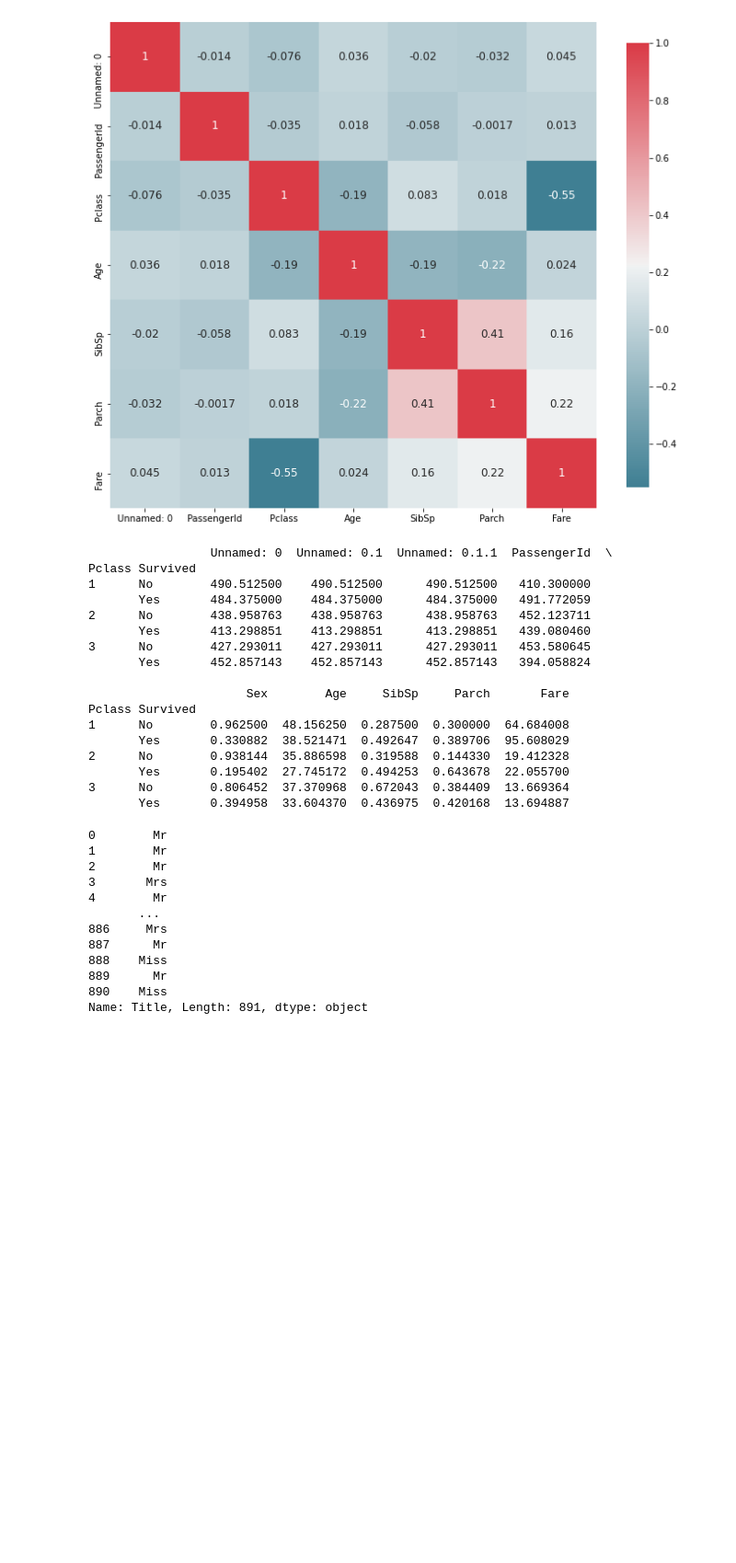
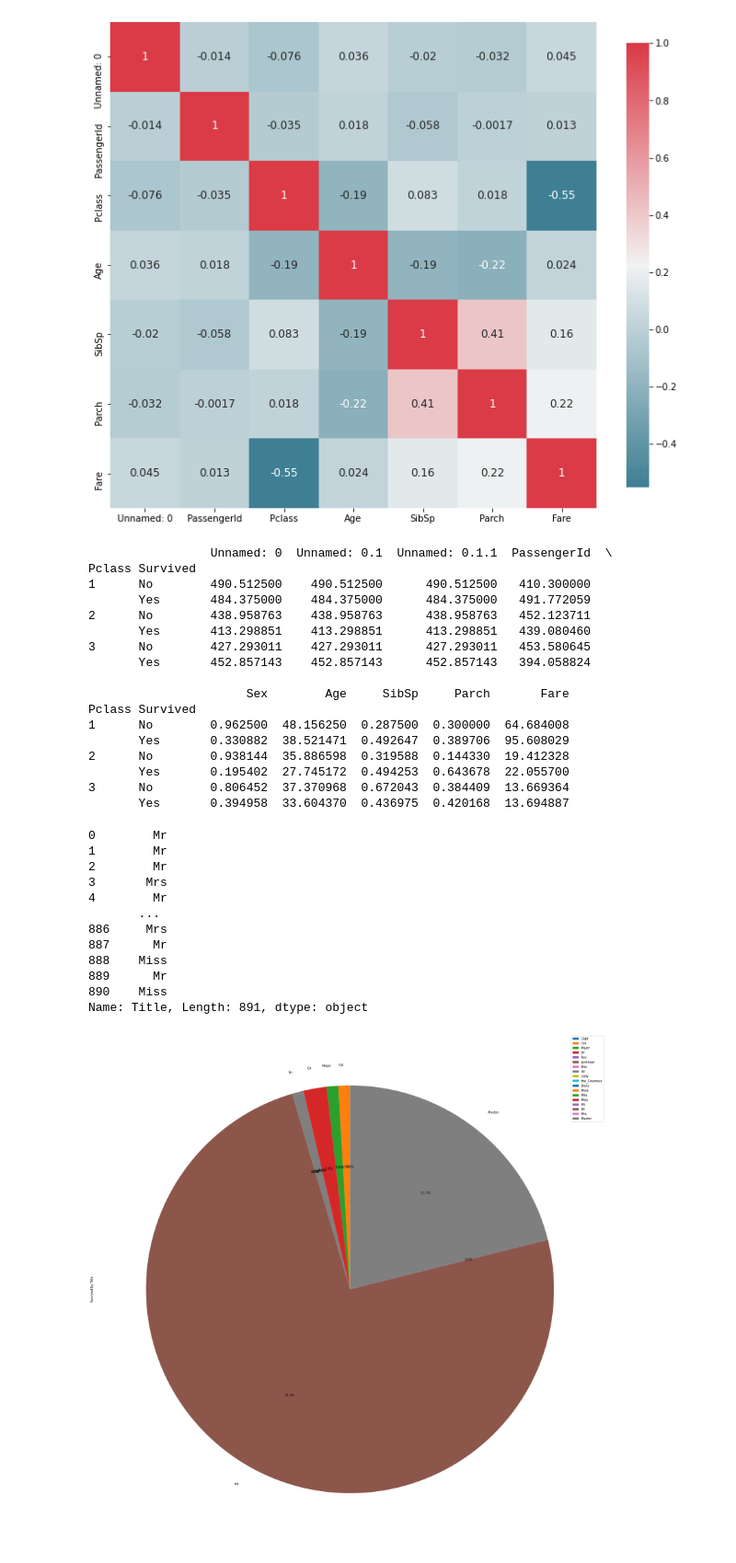
Before and after one commit to Wassimk0/GoMyCode1, a Jupyter notebook: Data Visualization (2).ipynb, the cells around one changed output. Shown at 92% size. Saved outputs shown, nothing was run; the diff lists cells and outputs as text; code cells hidden in the pictures; blank space fills up the shorter version.

```diff
--- a/Data Visualization (2).ipynb
+++ b/Data Visualization (2).ipynb
@@ -189,3 +189,88 @@ print(df['Title'])
 889      Mr
 890    Miss
 Name: Title, Length: 891, dtype: object
+# %%
+import matplotlib.pyplot as plt
+import matplotlib.pyplot as plt
+df = pd.read_excel("data2222.xlsx")
+
+df.rename(columns={"Name": 'Title'} , inplace=True)
+
+Capt = []
+Col = []
+Major = []
+Dr = []
+Rev = []
+Jonkheer = []
+Don = []
+Sir = []
+Lady = []
+the_Countess = []
+Dona = []
+Mme = []
+Mlle = []
+Miss = []
+Ms = []
+Mr = []
+Mrs = []
+Master = []
+
+
+
+
+
+
+
+
+
+for index,row in df.iterrows():
+    if  "Capt" == row['Title'] and row['Survived'] == 'Yes' and row["Sex"] :
+        Capt.append(row['Title'])
+    elif row['Title'] == 'Col' and row['Survived'] == 'Yes' and row["Sex"] :
+        Col.append(row['Title'])
+    elif row['Title'] == 'Major' and row['Survived'] == 'Yes' and row["Sex"] :
+        Major.append(row['Title'])
+    elif row['Title'] == 'Dr' and row['Survived'] == 'Yes' and row["Sex"] :
+        Dr.append(row['Title'])
+    elif row['Title'] == 'Rev' and row['Survived'] == 'Yes' and row["Sex"] :
+        Rev.append(row['Title'])
+    elif row['Title'] == 'Jonkheer' and row['Survived'] == 'Yes' and row["Sex"] :
+        Jonkheer.append(row['Title'])
+    elif row['Title'] == 'Don' and row['Survived'] == 'Yes' and row["Sex"] :
+        Don.append(row['Title'])
+    elif row['Title'] == 'Sir' and row['Survived'] == 'Yes' and row["Sex"] :
+        Sir.append(row['Title'])
+    elif row['Title'] == 'Lady' and row['Survived'] == 'Yes' and row["Sex"] :
+        Lady.append(row['Title'])
+    elif row['Title'] == 'the Countess' and row['Survived'] == 'Yes' and row["Sex"] :
+        the_Countess.append(row['Title'])
+    elif row['Title'] == 'Dona' and row['Survived'] == 'Yes' and row["Sex"] :
+        Dona.append(row['Title'])
+    elif row['Title'] == 'Mme' and row['Survived'] == 'Yes' and row["Sex"] :
+        Mme.append(row['Title'])
+    elif row['Title'] == 'Mlle' and row['Survived'] == 'Yes' and row["Sex"] :
+        Mlle.append(row['Title'])
+    elif row['Title'] == 'Miss' and row['Survived'] == 'Yes' and row["Sex"] :
+        Miss.append(row['Title'])
+    elif row['Title'] == 'Ms' and row['Survived'] == 'Yes' and row["Sex"] :
+        Ms.append(row['Title'])
+    elif row['Title'] == 'Mrs' and row['Survived'] == 'Yes' and row["Sex"] :
+        Mrs.append(row['Title'])
+    elif row['Title'] == 'Master' and row['Survived'] == 'Yes' and row["Sex"] :
+        Master.append(row['Title'])
+    elif row['Title'] == 'Mr' and row['Survived'] == 'Yes' and row["Sex"] :
+        Mr.append(row['Title'])
+
+
+
+
+
+
+
+data2 = {'Survived by Title': [len(Capt),len(Col),len(Major),len(Dr),len(Rev),len(Jonkheer),len(Don),len(Sir),len(Lady),len(the_Countess),len(Dona),len(Mme),len(Mlle),len(Miss),len(Ms),len(Mr),len(Mrs),len(Master)]}
+df = pd.DataFrame(data2,columns=['Survived by Title'],index = ["Capt","Col","Major","Dr","Rev","Jonkheer","Don","Sir","Lady","the_Countess","Dona","Mme","Mlle","Miss","Ms","Mr","Mrs","Master"])
+df.plot.pie(y='Survived by Title',figsize=(30, 30),autopct='%2.1f%%', startangle=90)
+
+plt.show()
+# %% [output]
+[figure, added]
```
